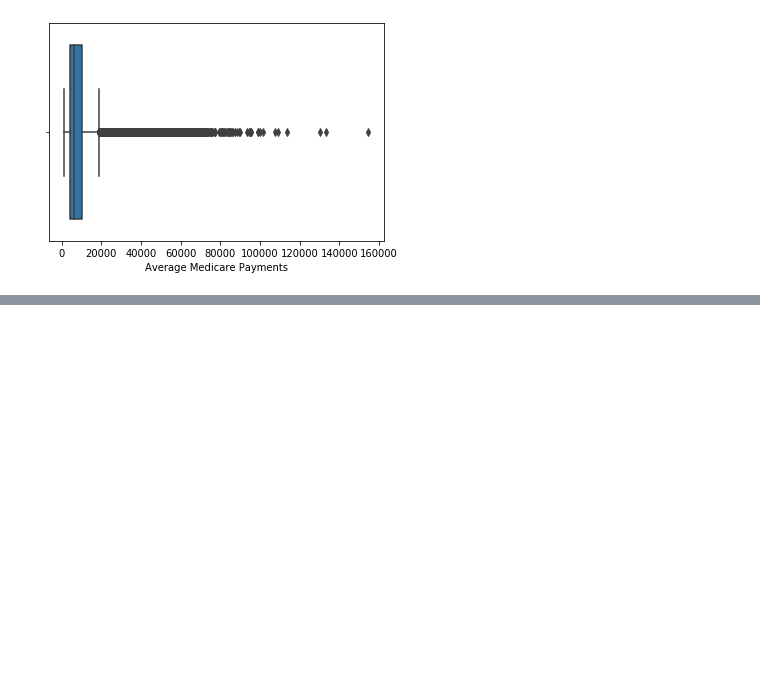
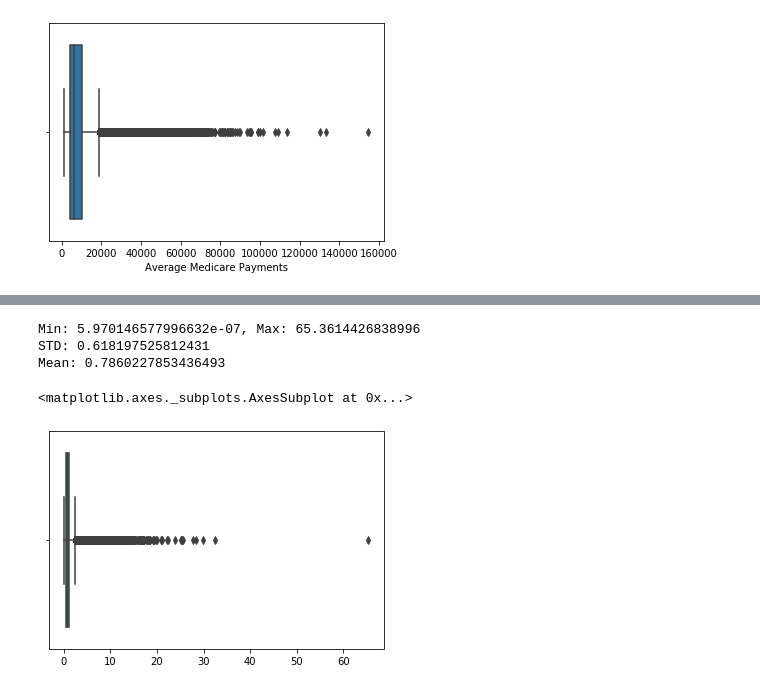
Before and after one commit to MBCoder123/DataMineProject, a Jupyter notebook: Project.ipynb, the cells around one changed output, grey strips where cells are left out. Saved outputs shown, nothing was run; the diff lists cells and outputs as text; code cells hidden in the pictures; blank space fills up the shorter version.

```diff
--- a/Project.ipynb
+++ b/Project.ipynb
@@ -101,0 +116,16 @@ for col in df.columns:
+# %%
+df_z = np.abs(stats.zscore(df))
+df_z.sort()
+max = np.max(df_z)
+min = np.min(df_z)
+print(f'Min: {min}, Max: {max}')
+print(f'STD: {np.std(df_z)}')
+print(f'Mean: {np.mean(df_z)}')
+
+sns.boxplot(df_z)
+# %% [output]
+Min: 5.970146577996632e-07, Max: 65.3614426838996
+STD: 0.618197525812431
+Mean: 0.7860227853436493
+<matplotlib.axes._subplots.AxesSubplot at 0x...>
+[figure, added]
```
Also changed, not shown: parts of 12 cells of this notebook.
